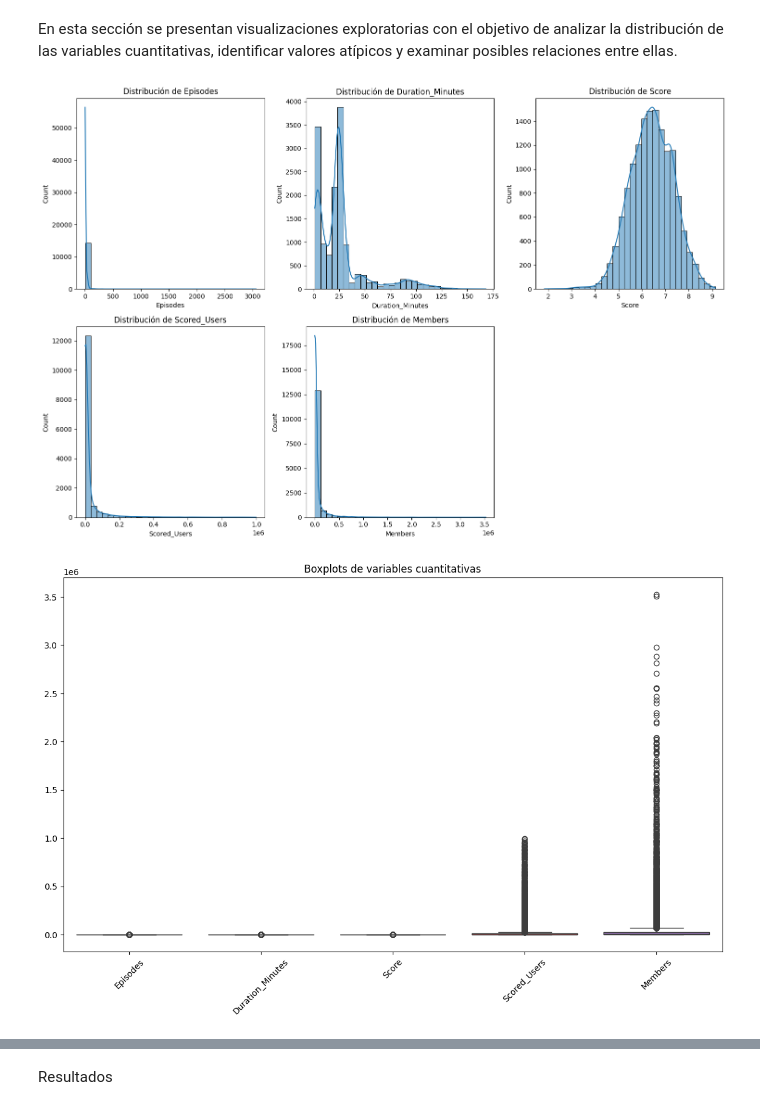
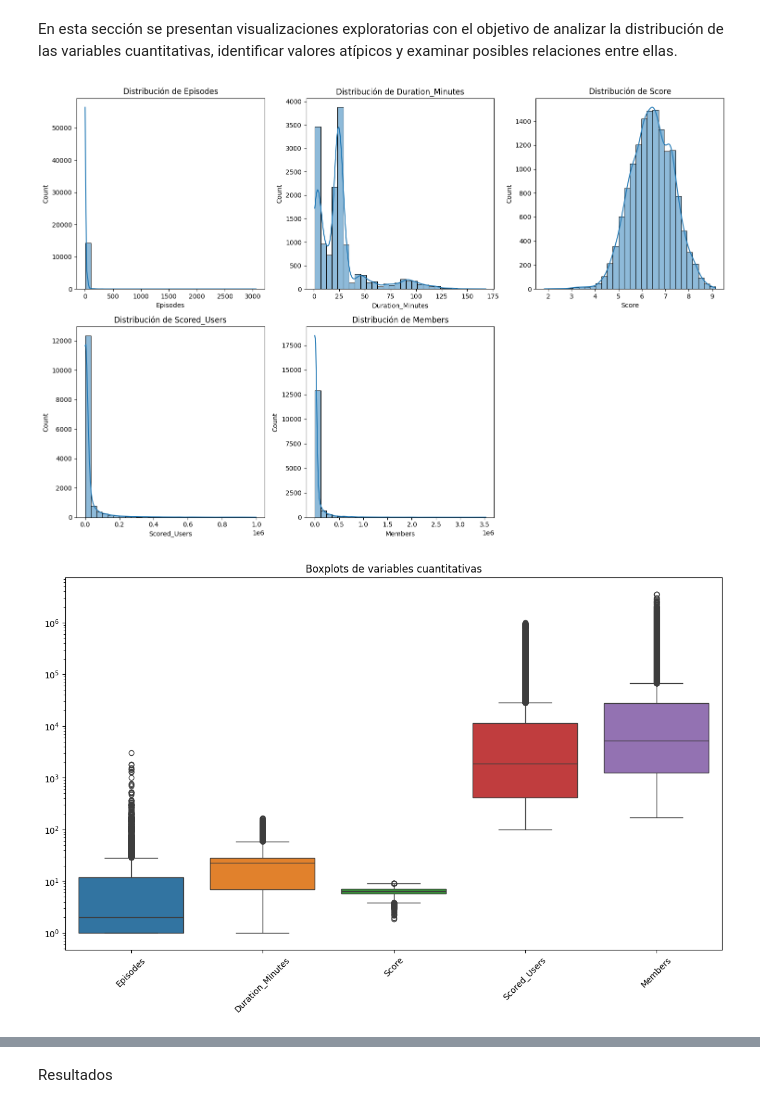
Before and after one commit to Srdariansitop/Anime-Data-Science-Project, a Jupyter notebook: Jupyter Notebook/notebook.ipynb, the cells around one changed output, grey strips where cells are left out. Cells and saved outputs as stored; diff of their text form; code cells hidden in the pictures.

```diff
--- a/Jupyter Notebook/notebook.ipynb
+++ b/Jupyter Notebook/notebook.ipynb
@@ -181,6 +181,7 @@ sns.boxplot(data=df_num_clean[
 ])
 
 plt.title("Boxplots de variables cuantitativas")
+plt.yscale('log')
 plt.xticks(rotation=45)
 plt.show()
 
@@ -212,34 +213,34 @@ plt.figure(figsize=(8, 6))
 
 sns.scatterplot(
     data=df,
     x='Members',
     y='Score',
     alpha=0.5
 )
 
 plt.title("Puntuación vs Número de Miembros")
 plt.xlabel("Miembros")
 plt.ylabel("Score")
 plt.show()
 
 # ==============================
 # Matriz de correlación
 plt.figure(figsize=(10, 8))
 
 correlation_matrix = df_num_clean.corr()
 
 sns.heatmap(
     correlation_matrix,
     annot=True,
     cmap="coolwarm",
     fmt=".2f"
 )
 
 plt.title("Mapa de calor de correlaciones")
 plt.show()
 # %% [output]
 [figure]
-[figure, old version]
+[figure, new version]
 [figure]
 [figure]
 [figure]
```
Also changed, not shown: 3 other files.
